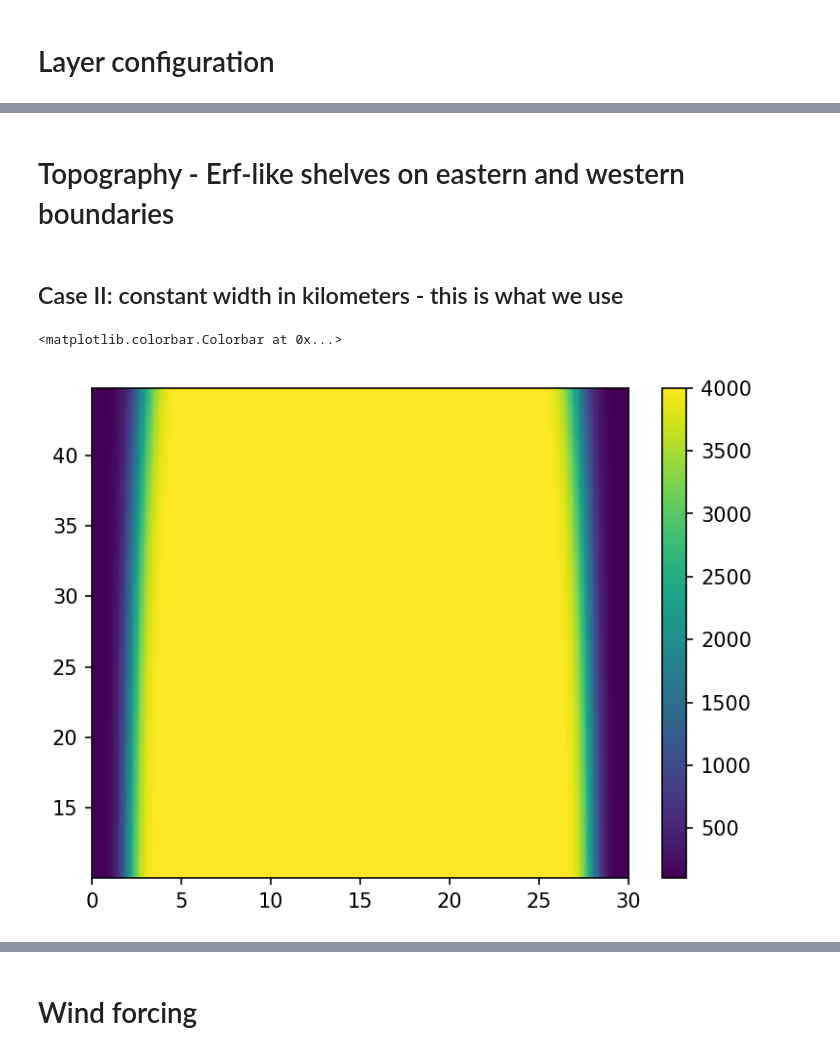
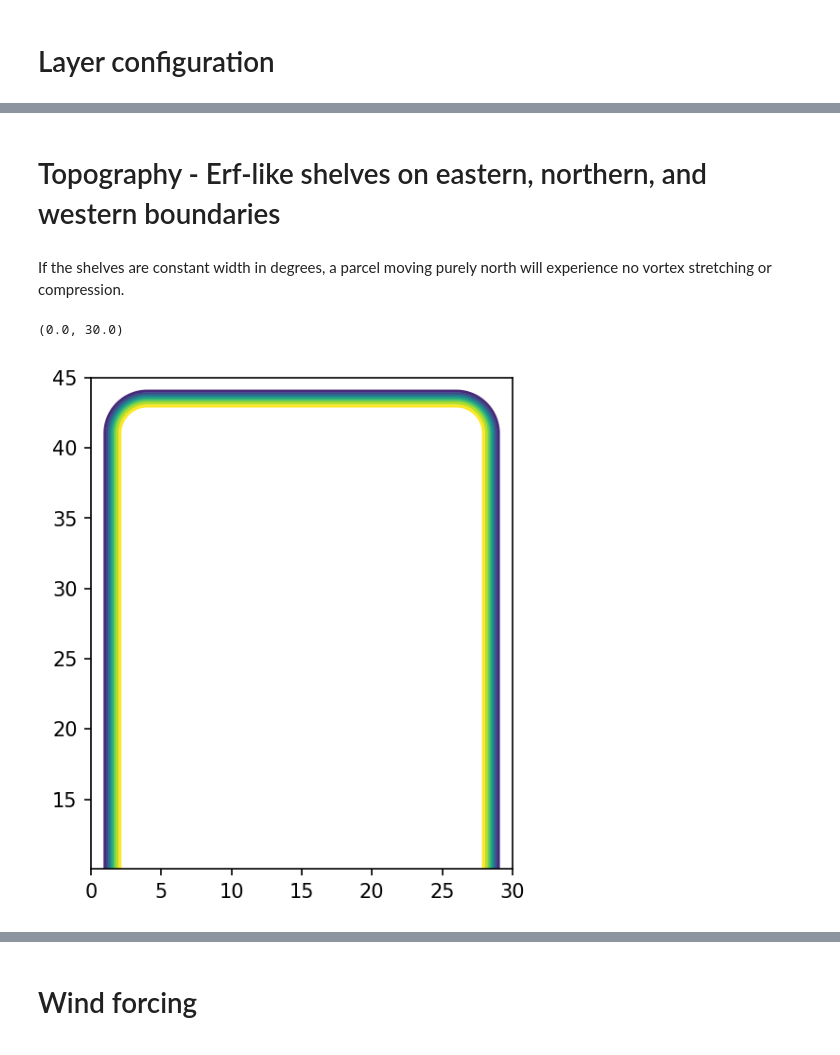
Before and after one commit to pittwolfe/gyre, a Jupyter notebook: scripts/gendata_3layer.ipynb, the cells around one changed output, grey strips where cells are left out. Saved outputs shown, nothing was run; the diff lists cells and outputs as text; code cells hidden in the pictures.

```diff
--- a/scripts/gendata_3layer.ipynb
+++ b/scripts/gendata_3layer.ipynb
@@ -205,28 +231,43 @@ Data variables:
 # %% [markdown]
-# Topography - Erf-like shelves on eastern and western boundaries
+# Topography - Erf-like shelves on eastern, northern, and western boundaries
-# %% [markdown]
-## Case II: constant width in kilometers - this is what we use
-# %%
-geolon, geolat = np.meshgrid(xh, yh)
-
-x = a*np.deg2rad(geolon)*cosd(geolat)
-λe = 30 # longitude of eastern boundary
-Lx = a*np.deg2rad(λe)*cosd(geolat) # width of basin
-
-Hshelf = 100 # shelf depth
-Hmax = 4000
-
-Lshelf = 150 # shelf width in kilometers
-Lslope = 150 # slope width in kilometers
-
-def H0(x):
-    return 0.5*(Hmax - Hshelf)*(1 - erf(np.sqrt(π)*((x/1e3 - Lshelf)/Lslope - 0.5)))
-
-H = Hmax - H0(x) - H0(Lx-x)
-# %%
-plt.pcolormesh(geolon, geolat, H, shading='auto')
-plt.colorbar()
-# %% [output]
-<matplotlib.colorbar.Colorbar at 0x...>
-[figure, removed]
+# %% [markdown]
+If the shelves are constant width in degrees, a parcel moving purely north will experience no vortex stretching or compression.
+# %%
+constant_width_in_degrees = True
+Hshelf = 100
+Hmax = 5000
+
+if constant_width_in_degrees == True:
+    Lshelf = 1
+    Lslope = 1
+    corner_radius = 4**2
+
+    def H0(x):
+        H = Hmax - 0.5*(Hmax - Hshelf)*(1 - erf(np.sqrt(π)*((x - Lshelf)/Lslope - 0.5)))
+        return xr.where(H > Hshelf, H, Hshelf)
+
+    # this is a weird way to get around the fact that np.minimum doesn't work on dataarrays
+    H = xr.concat((H0(grid.yq[-1] - grid.yh) + 0*grid.xh, H0(grid.xh) + 0*grid.yh, H0(grid.xq[-1]-grid.xh) + 0*grid.yh), 'dummy').min('dummy')
+
+    # fix up the corners
+    # northwest corner
+    x0 = grid.xq[ 0] + np.sqrt(corner_radius)
+    y0 = grid.yq[-1] - np.sqrt(corner_radius)
+
+    R = np.sqrt((grid.yh - y0)**2 + (grid.xh - x0)**2)
+    H = xr.where((grid.yh >= y0) & (grid.xh <= x0), H0(x0 - R), H)
+
+    # northeast corner
+    x0 = grid.xq[-1] - np.sqrt(corner_radius)
+    y0 = grid.yq[-1] - np.sqrt(corner_radius)
+
+    R = np.sqrt((grid.yh - y0)**2 + (grid.xh - x0)**2)
+    H = xr.where((grid.yh >= y0) & (grid.xh >= x0), H0(grid.xq[-1] - x0 - R), H)
+
+plt.contour(grid.xh, grid.yh, H, np.arange(100, 5000, 500))
+plt.gca().set_aspect(1)
+plt.xlim(0, 30)
+# %% [output]
+(0.0, 30.0)
+[figure, added]
 # %%
```
Also changed, not shown: parts of 27 cells of this notebook, 27 other files.
